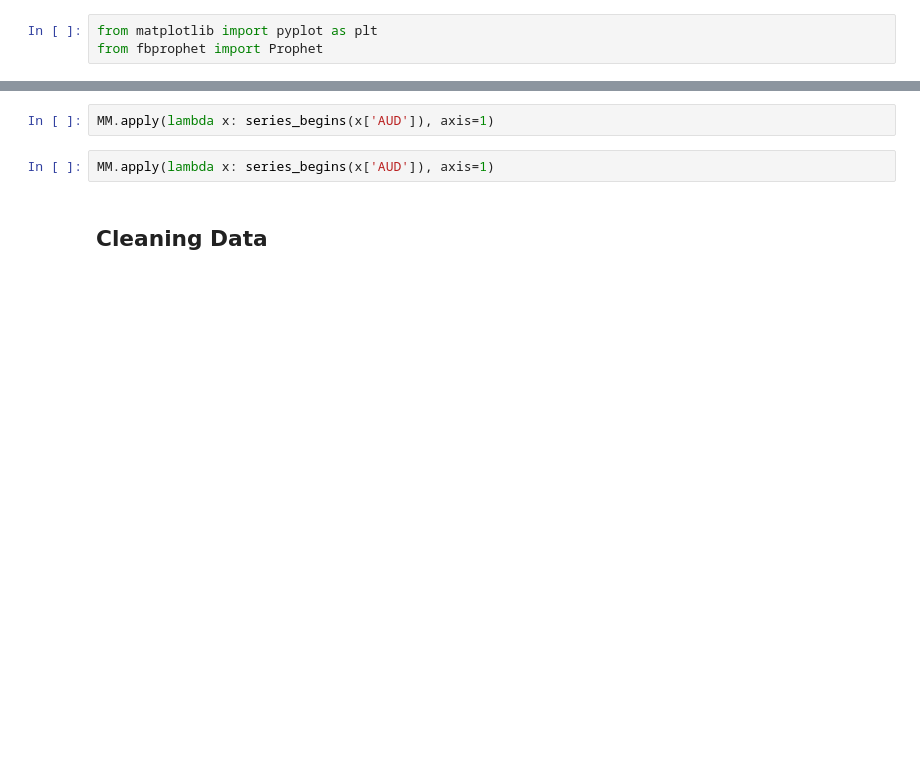
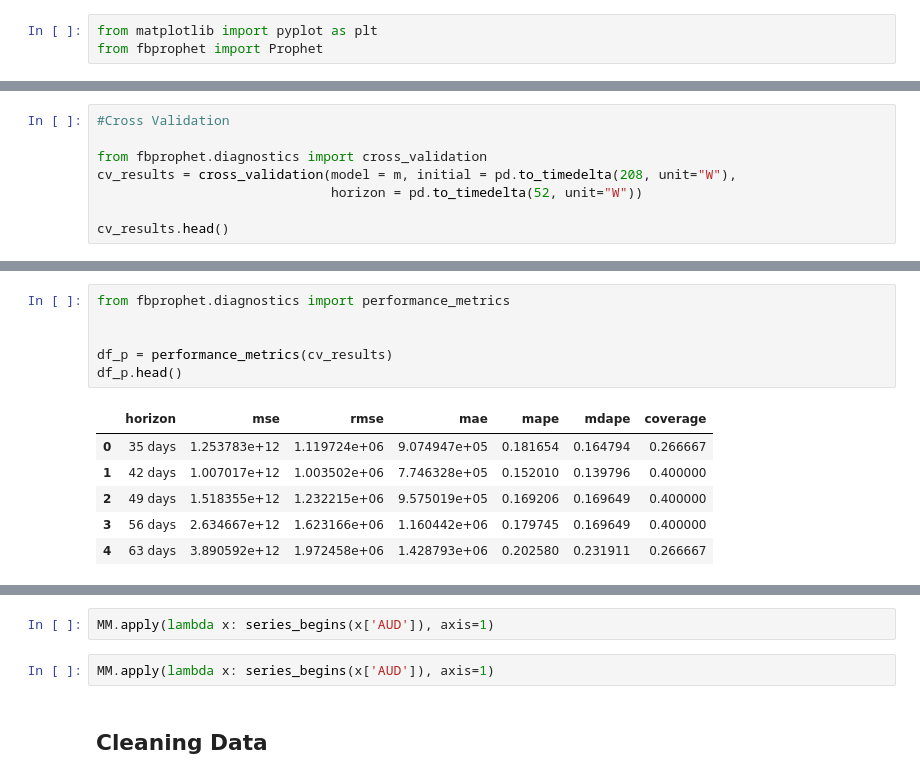
Before and after one commit to sacses/Ironhack-Final-Project, a Jupyter notebook: notebooks/notebook_1.ipynb, the cells around one changed output, grey strips where cells are left out. Saved outputs shown, nothing was run; the diff lists cells and outputs as text; blank space fills up the shorter version.

```diff
--- a/notebooks/notebook_1.ipynb
+++ b/notebooks/notebook_1.ipynb
@@ -144,0 +154,8 @@ from fbprophet import Prophet
+# %%
+#Cross Validation
+
+from fbprophet.diagnostics import cross_validation
+cv_results = cross_validation(model = m, initial = pd.to_timedelta(208, unit="W"),
+                              horizon = pd.to_timedelta(52, unit="W"))
+
+cv_results.head()
@@ -144,0 +170,13 @@ from fbprophet import Prophet
+# %%
+from fbprophet.diagnostics import performance_metrics
+
+
+df_p = performance_metrics(cv_results)
+df_p.head()
+# %% [output]
+|  | horizon | mse | rmse | mae | mape | mdape | coverage |
+| 0 | 35 days | 1.253783e+12 | 1.119724e+06 | 9.074947e+05 | 0.181654 | 0.164794 | 0.266667 |
+| 1 | 42 days | 1.007017e+12 | 1.003502e+06 | 7.746328e+05 | 0.152010 | 0.139796 | 0.400000 |
+| 2 | 49 days | 1.518355e+12 | 1.232215e+06 | 9.575019e+05 | 0.169206 | 0.169649 | 0.400000 |
+| 3 | 56 days | 2.634667e+12 | 1.623166e+06 | 1.160442e+06 | 0.179745 | 0.169649 | 0.400000 |
+| 4 | 63 days | 3.890592e+12 | 1.972458e+06 | 1.428793e+06 | 0.202580 | 0.231911 | 0.266667 |
```
Also changed, not shown: parts of 14 cells of this notebook.
